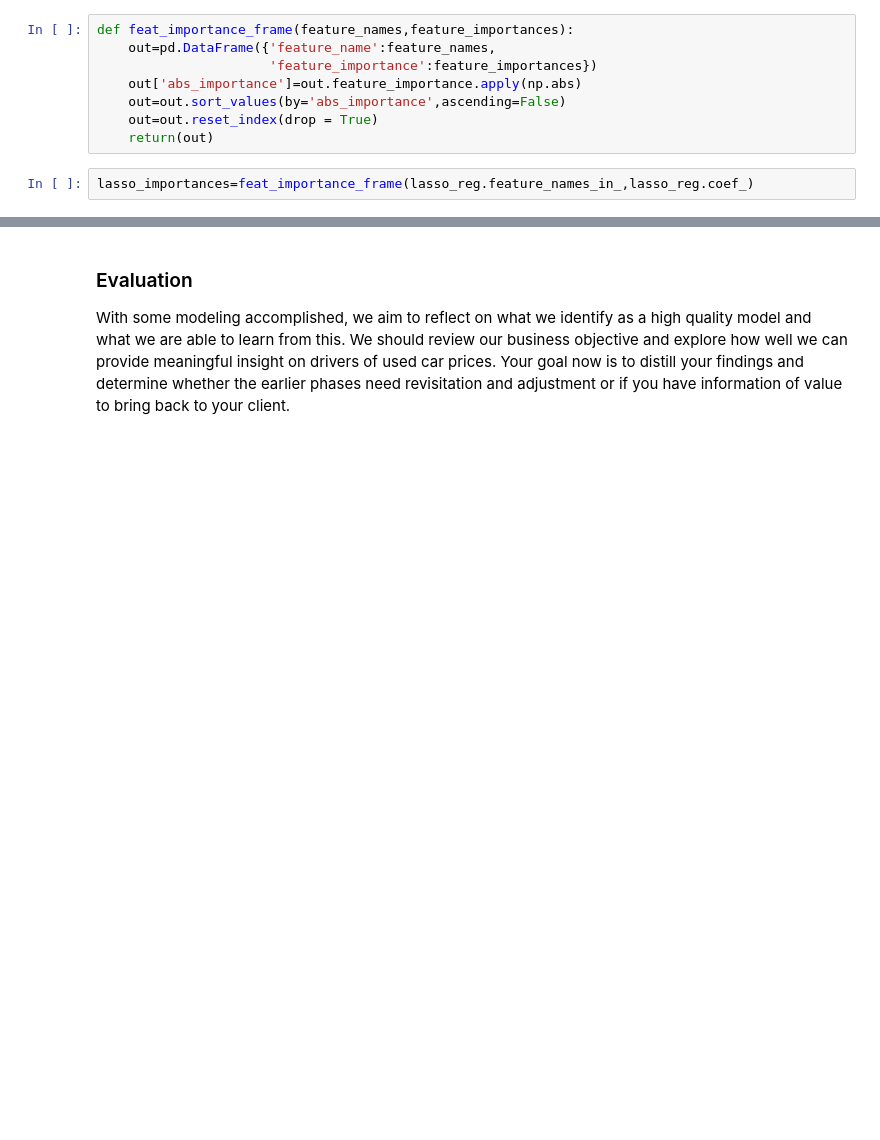
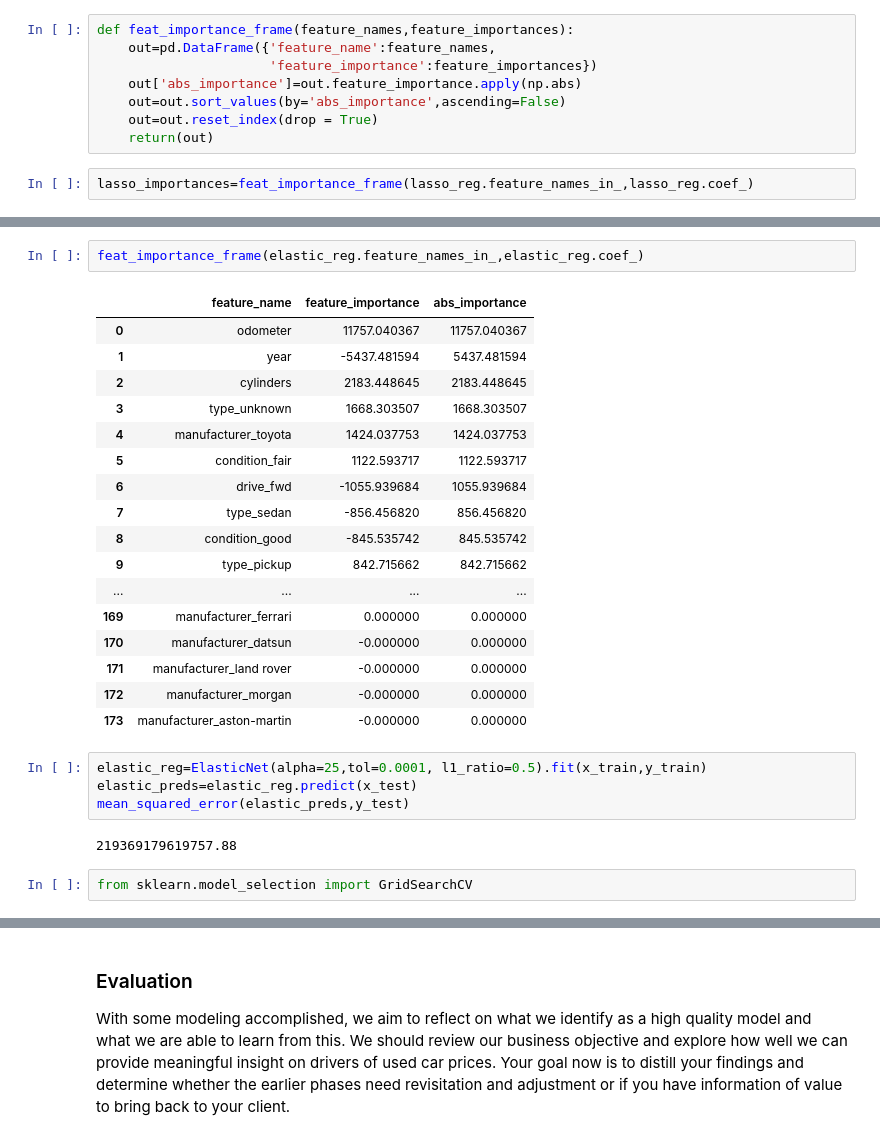
Before and after one commit to alexanderomason/practical_app_II, a Jupyter notebook: prompt_II.ipynb, the cells around one changed output, grey strips where cells are left out. Saved outputs shown, nothing was run; the diff lists cells and outputs as text; blank space fills up the shorter version.

```diff
--- a/prompt_II.ipynb
+++ b/prompt_II.ipynb
@@ -418,0 +435,28 @@ KeyboardInterrupt:
+# %%
+feat_importance_frame(elastic_reg.feature_names_in_,elastic_reg.coef_)
+# %% [output]
+|  | feature_name | feature_importance | abs_importance |
+| 0 | odometer | 11757.040367 | 11757.040367 |
+| 1 | year | -5437.481594 | 5437.481594 |
+| 2 | cylinders | 2183.448645 | 2183.448645 |
+| 3 | type_unknown | 1668.303507 | 1668.303507 |
+| 4 | manufacturer_toyota | 1424.037753 | 1424.037753 |
+| 5 | condition_fair | 1122.593717 | 1122.593717 |
+| 6 | drive_fwd | -1055.939684 | 1055.939684 |
+| 7 | type_sedan | -856.456820 | 856.456820 |
+| 8 | condition_good | -845.535742 | 845.535742 |
+| 9 | type_pickup | 842.715662 | 842.715662 |
+| ... | ... | ... | ... |
+| 169 | manufacturer_ferrari | 0.000000 | 0.000000 |
+| 170 | manufacturer_datsun | -0.000000 | 0.000000 |
+| 171 | manufacturer_land rover | -0.000000 | 0.000000 |
+| 172 | manufacturer_morgan | -0.000000 | 0.000000 |
+| 173 | manufacturer_aston-martin | -0.000000 | 0.000000 |
+# %%
+elastic_reg=ElasticNet(alpha=25,tol=0.0001, l1_ratio=0.5).fit(x_train,y_train)
+elastic_preds=elastic_reg.predict(x_test)
+mean_squared_error(elastic_preds,y_test)
+# %% [output]
+219369179619757.88
+# %%
+from sklearn.model_selection import GridSearchCV
```
Also changed, not shown: parts of 18 cells of this notebook.
